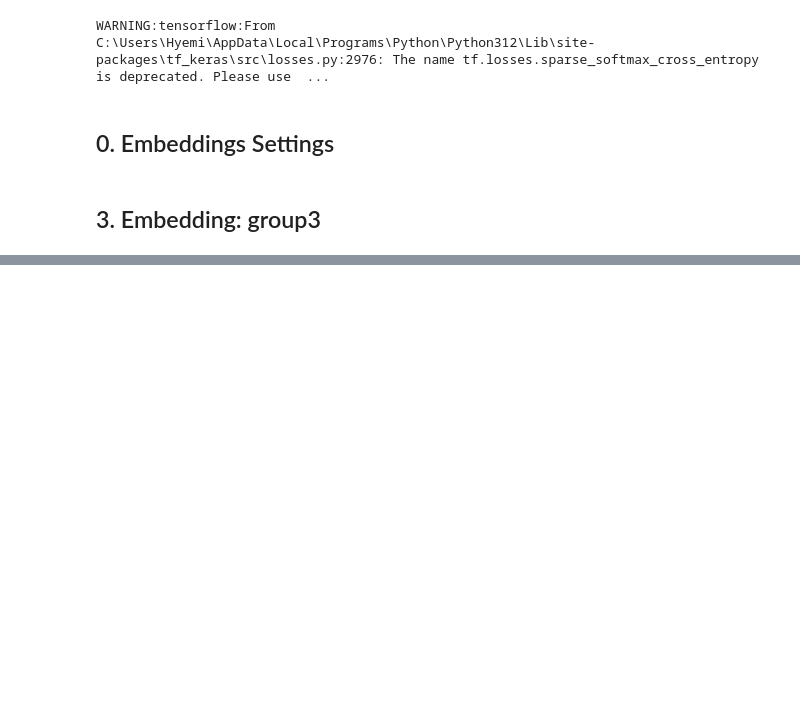
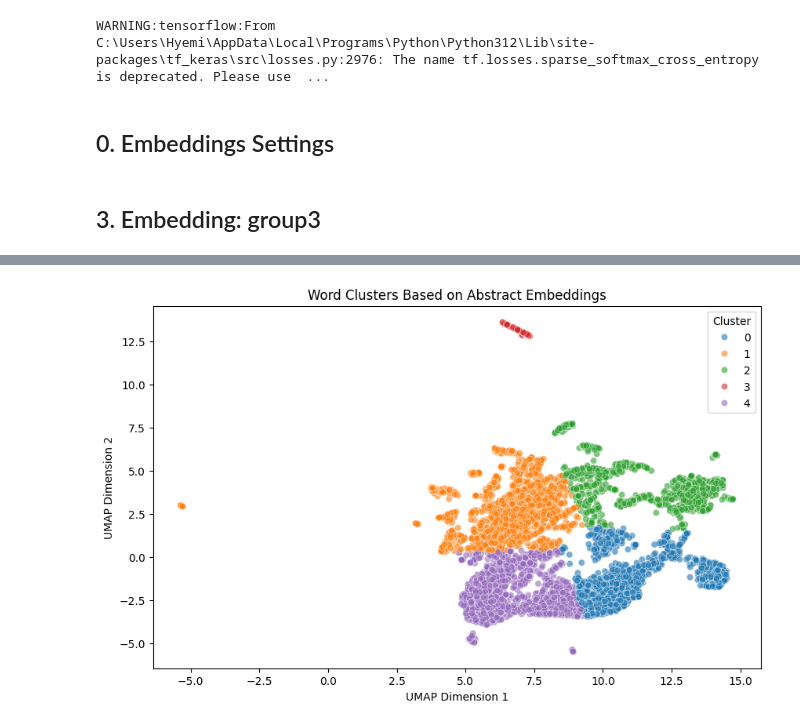
Before and after one commit to hyemin20/TopicModeling, a Jupyter notebook: Codes/3. Embeddings&Clustering_3_1.27-Copy1.ipynb, the cells around one changed output, grey strips where cells are left out. Saved outputs shown, nothing was run; the diff lists cells and outputs as text; code cells hidden in the pictures; blank space fills up the shorter version.

```diff
--- a/Codes/3. Embeddings&Clustering_3_1.27-Copy1.ipynb
+++ b/Codes/3. Embeddings&Clustering_3_1.27-Copy1.ipynb
@@ -190,17 +221,19 @@ plot_elbow_method(embeddings_2d)
 # %%
 # Perform K-Means clustering
-num_clusters = 4
-kmeans = KMeans(n_clusters=num_clusters, random_state=42, n_init=10)
+num_clusters = 5
+kmeans = KMeans(n_clusters=num_clusters, random_state=42, n_init=30)
 clusters = kmeans.fit_predict(embeddings_2d)
 
 # Add clustering results to the dataframe
-df["Cluster"] = clusters
+# df["Cluster"] = clusters
 
 # Plot the clusters
 plt.figure(figsize=(10, 6))
 sns.scatterplot(x=embeddings_2d[:, 0], y=embeddings_2d[:, 1], hue=df["Cluster"], palette="tab10", alpha=0.6)
 plt.title("Word Clusters Based on Abstract Embeddings")
 plt.xlabel("UMAP Dimension 1")
 plt.ylabel("UMAP Dimension 2")
 plt.legend(title="Cluster")
 plt.show()
+# %% [output]
+[figure, added]
```
Also changed, not shown: parts of 6 cells of this notebook, 2 other files.
